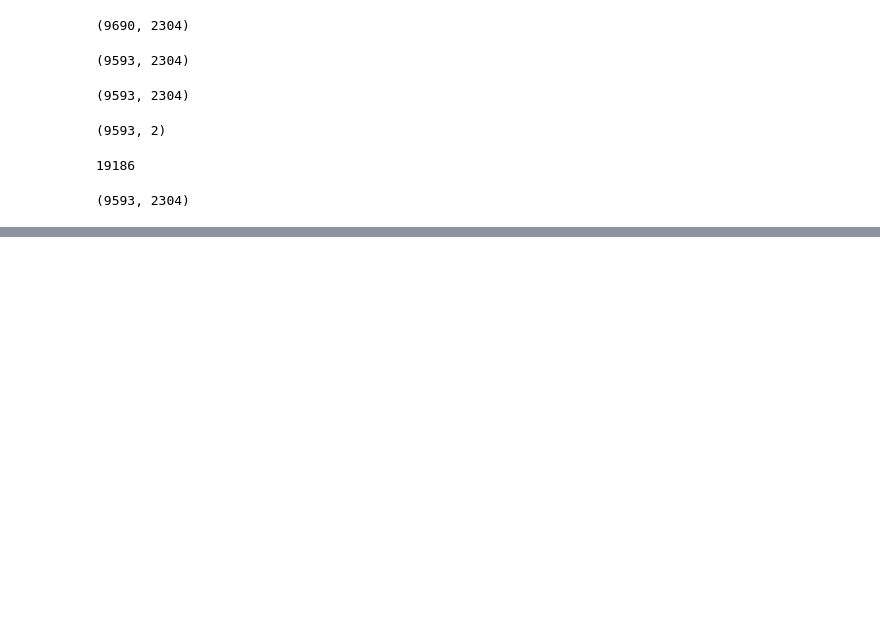
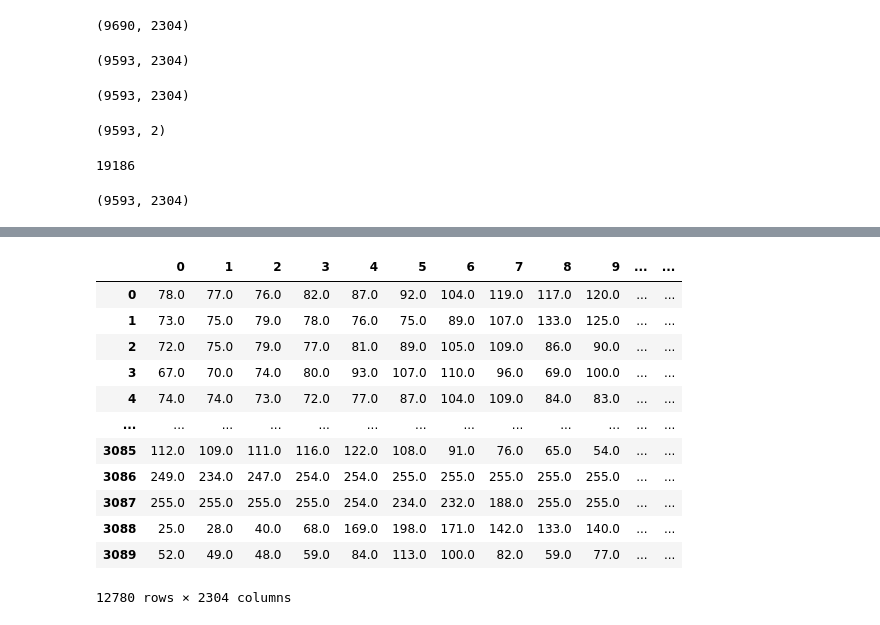
Before and after one commit to Suhail270/DMML_Part3, a Jupyter notebook: newDatasets.ipynb, the cells around one changed output, grey strips where cells are left out. Cells and saved outputs as stored; diff of their text form; code cells hidden in the pictures; blank space fills up the shorter version.

```diff
--- a/newDatasets.ipynb
+++ b/newDatasets.ipynb
@@ -473,0 +540,16 @@ iso_df.shape
+# %%
+pd.concat([x_train,x_test])
+# %% [output]
+|  | 0 | 1 | 2 | 3 | 4 | 5 | 6 | 7 | 8 | 9 | ... | ... |
+| 0 | 78.0 | 77.0 | 76.0 | 82.0 | 87.0 | 92.0 | 104.0 | 119.0 | 117.0 | 120.0 | ... | ... |
+| 1 | 73.0 | 75.0 | 79.0 | 78.0 | 76.0 | 75.0 | 89.0 | 107.0 | 133.0 | 125.0 | ... | ... |
+| 2 | 72.0 | 75.0 | 79.0 | 77.0 | 81.0 | 89.0 | 105.0 | 109.0 | 86.0 | 90.0 | ... | ... |
+| 3 | 67.0 | 70.0 | 74.0 | 80.0 | 93.0 | 107.0 | 110.0 | 96.0 | 69.0 | 100.0 | ... | ... |
+| 4 | 74.0 | 74.0 | 73.0 | 72.0 | 77.0 | 87.0 | 104.0 | 109.0 | 84.0 | 83.0 | ... | ... |
+| ... | ... | ... | ... | ... | ... | ... | ... | ... | ... | ... | ... | ... |
+| 3085 | 112.0 | 109.0 | 111.0 | 116.0 | 122.0 | 108.0 | 91.0 | 76.0 | 65.0 | 54.0 | ... | ... |
+| 3086 | 249.0 | 234.0 | 247.0 | 254.0 | 254.0 | 255.0 | 255.0 | 255.0 | 255.0 | 255.0 | ... | ... |
+| 3087 | 255.0 | 255.0 | 255.0 | 255.0 | 254.0 | 234.0 | 232.0 | 188.0 | 255.0 | 255.0 | ... | ... |
+| 3088 | 25.0 | 28.0 | 40.0 | 68.0 | 169.0 | 198.0 | 171.0 | 142.0 | 133.0 | 140.0 | ... | ... |
+| 3089 | 52.0 | 49.0 | 48.0 | 59.0 | 84.0 | 113.0 | 100.0 | 82.0 | 59.0 | 77.0 | ... | ... |
+12780 rows × 2304 columns
```
Also changed, not shown: parts of 10 cells of this notebook.
